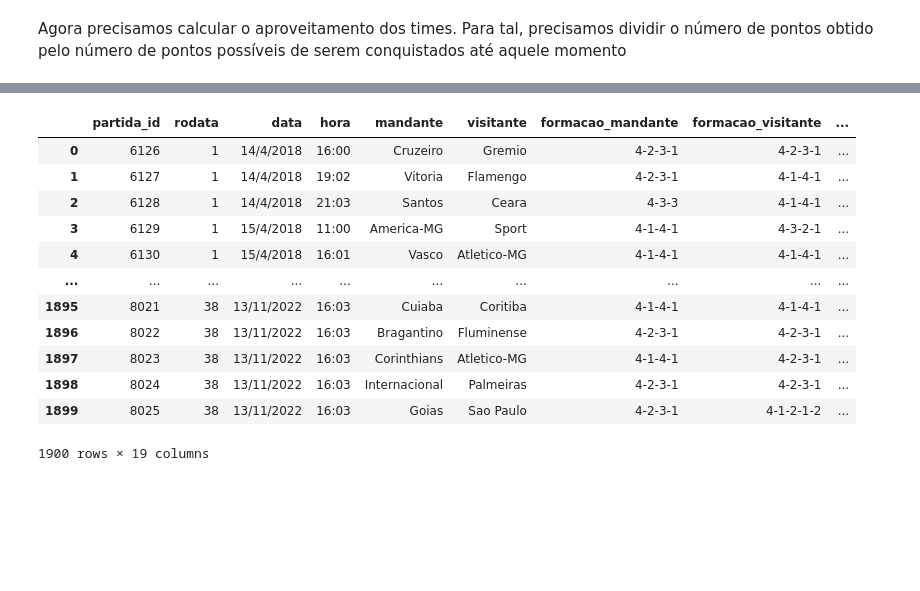
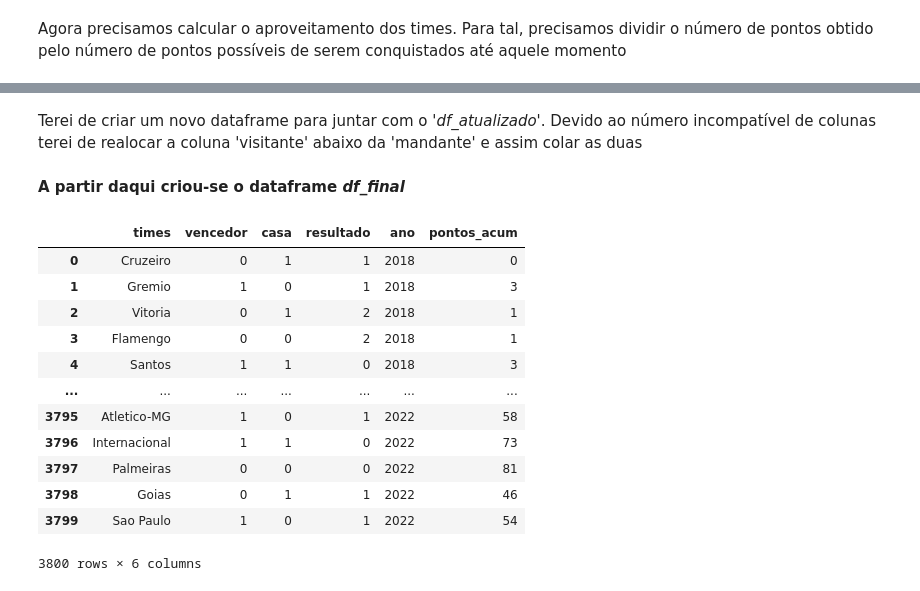
Before and after one commit to herozandn/DataScience2, a Jupyter notebook: Códigos/Ceres.ipynb, the cells around one changed output, grey strips where cells are left out. Cells and saved outputs as stored; diff of their text form; code cells hidden in the pictures; blank space fills up the shorter version.

Commit message:
Versão 3.3
Realizar soma acumulativa

```diff
--- a/Códigos/Ceres.ipynb
+++ b/Códigos/Ceres.ipynb
@@ -60,3 +94,5 @@ Agora precisamos calcular o aproveitamento dos times. Para tal, precisamos divid
+# %% [markdown]
+Terei de criar um novo dataframe para juntar com o *'df_atualizado'*. Devido ao número incompatível de colunas terei de realocar a coluna 'visitante' abaixo da 'mandante' e assim colar as duas
 # %%
 #Criar variável binária para identificar se um time está jogando em casa ou fora
 
@@ -67,16 +110,58 @@ brasileirao.loc[brasileirao['vencedor'] != brasileirao['mandante'], 'casa'] = 0
-# %%
-brasileirao
-# %% [output]
-|  | partida_id | rodata | data | hora | mandante | visitante | formacao_mandante | formacao_visitante | ... |
-| 0 | 6126 | 1 | 14/4/2018 | 16:00 | Cruzeiro | Gremio | 4-2-3-1 | 4-2-3-1 | ... |
-| 1 | 6127 | 1 | 14/4/2018 | 19:02 | Vitoria | Flamengo | 4-2-3-1 | 4-1-4-1 | ... |
-| 2 | 6128 | 1 | 14/4/2018 | 21:03 | Santos | Ceara | 4-3-3 | 4-1-4-1 | ... |
-| 3 | 6129 | 1 | 15/4/2018 | 11:00 | America-MG | Sport | 4-1-4-1 | 4-3-2-1 | ... |
-| 4 | 6130 | 1 | 15/4/2018 | 16:01 | Vasco | Atletico-MG | 4-1-4-1 | 4-1-4-1 | ... |
-| ... | ... | ... | ... | ... | ... | ... | ... | ... | ... |
-| 1895 | 8021 | 38 | 13/11/2022 | 16:03 | Cuiaba | Coritiba | 4-1-4-1 | 4-1-4-1 | ... |
-| 1896 | 8022 | 38 | 13/11/2022 | 16:03 | Bragantino | Fluminense | 4-2-3-1 | 4-2-3-1 | ... |
-| 1897 | 8023 | 38 | 13/11/2022 | 16:03 | Corinthians | Atletico-MG | 4-1-4-1 | 4-2-3-1 | ... |
-| 1898 | 8024 | 38 | 13/11/2022 | 16:03 | Internacional | Palmeiras | 4-2-3-1 | 4-2-3-1 | ... |
-| 1899 | 8025 | 38 | 13/11/2022 | 16:03 | Goias | Sao Paulo | 4-2-3-1 | 4-1-2-1-2 | ... |
-1900 rows × 19 columns
+# %% [markdown]
+**A partir daqui criou-se o dataframe *df_final***
+# %%
+colunas = brasileirao[['mandante', 'visitante', 'vencedor', 'resultado', 'ano']]
+
+mandantes = colunas['mandante']
+visitantes = colunas['visitante']
+resultado = colunas['resultado']
+ano = colunas['ano']
+
+times_alternados = pd.concat([mandantes, visitantes]).sort_index(kind='merge').reset_index(drop=True)
+
+vencedores_binarios = pd.concat([(mandantes == colunas['vencedor']).astype(int),
+                                (visitantes == colunas['vencedor']).astype(int)
+                                ]).sort_index(kind='merge').reset_index(drop=True)
+#Aqui acima concatenamos os times de forma alternada e identificamos o vencedor do jogo
+
+#Criar variável binária para identificar se um time está jogando em casa ou fora
+num_total = len(df_final)
+coluna_alternada = (np.arange(num_total) % 2) ^ 1
+coluna_alternada
+
+#Criando o dataframe
+df_final = pd.DataFrame({
+    'times': times_alternados,
+    'vencedor': vencedores_binarios,
+    'casa': coluna_alternada,
+    'resultado': resultado.repeat(2).reset_index(drop=True),
+    'ano': ano.repeat(2).reset_index(drop=True)}) #resultado alternado
+
+#Iniciar a coluna 'pontos'
+df_final['pontos'] = 0
+
+#Calcular os pontos conquistados pelos times
+df_final.loc[(df_final['resultado'] == 0) & (df_final['casa'] == 1), 'pontos'] = 3
+df_final.loc[(df_final['resultado'] == 1) & (df_final['casa'] == 0), 'pontos'] = 3
+df_final.loc[(df_final['resultado'] == 2), 'pontos'] = 1
+# %%
+#Realiza a soma cumulativa dos pontos
+df_aprov = df_final.groupby(['ano','times'])['pontos'].cumsum()
+df_final['pontos_acum'] = df_aprov
+df_final = df_final.drop(columns = 'pontos')
+# %%
+df_final
+# %% [output]
+|  | times | vencedor | casa | resultado | ano | pontos_acum |
+| 0 | Cruzeiro | 0 | 1 | 1 | 2018 | 0 |
+| 1 | Gremio | 1 | 0 | 1 | 2018 | 3 |
+| 2 | Vitoria | 0 | 1 | 2 | 2018 | 1 |
+| 3 | Flamengo | 0 | 0 | 2 | 2018 | 1 |
+| 4 | Santos | 1 | 1 | 0 | 2018 | 3 |
+| ... | ... | ... | ... | ... | ... | ... |
+| 3795 | Atletico-MG | 1 | 0 | 1 | 2022 | 58 |
+| 3796 | Internacional | 1 | 1 | 0 | 2022 | 73 |
+| 3797 | Palmeiras | 0 | 0 | 0 | 2022 | 81 |
+| 3798 | Goias | 0 | 1 | 1 | 2022 | 46 |
+| 3799 | Sao Paulo | 1 | 0 | 1 | 2022 | 54 |
+3800 rows × 6 columns
```
Also changed, not shown: parts of 5 cells of this notebook.
